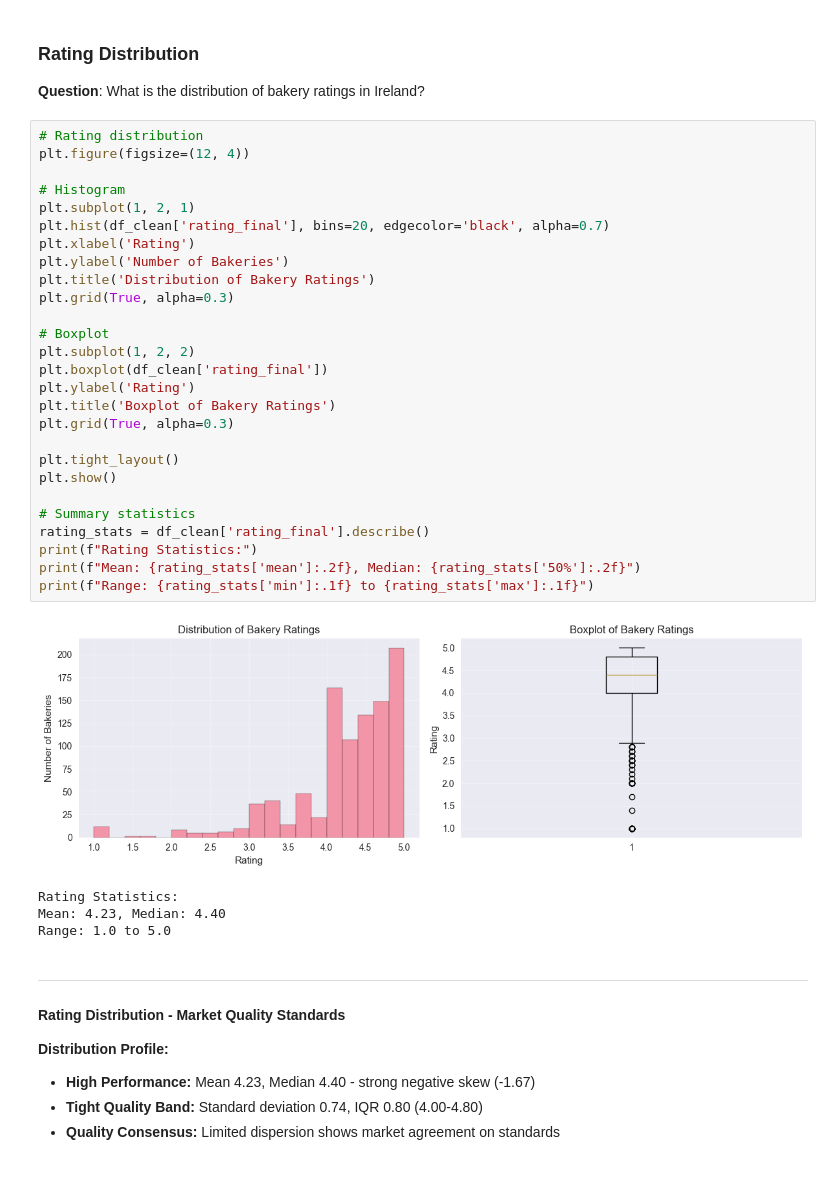
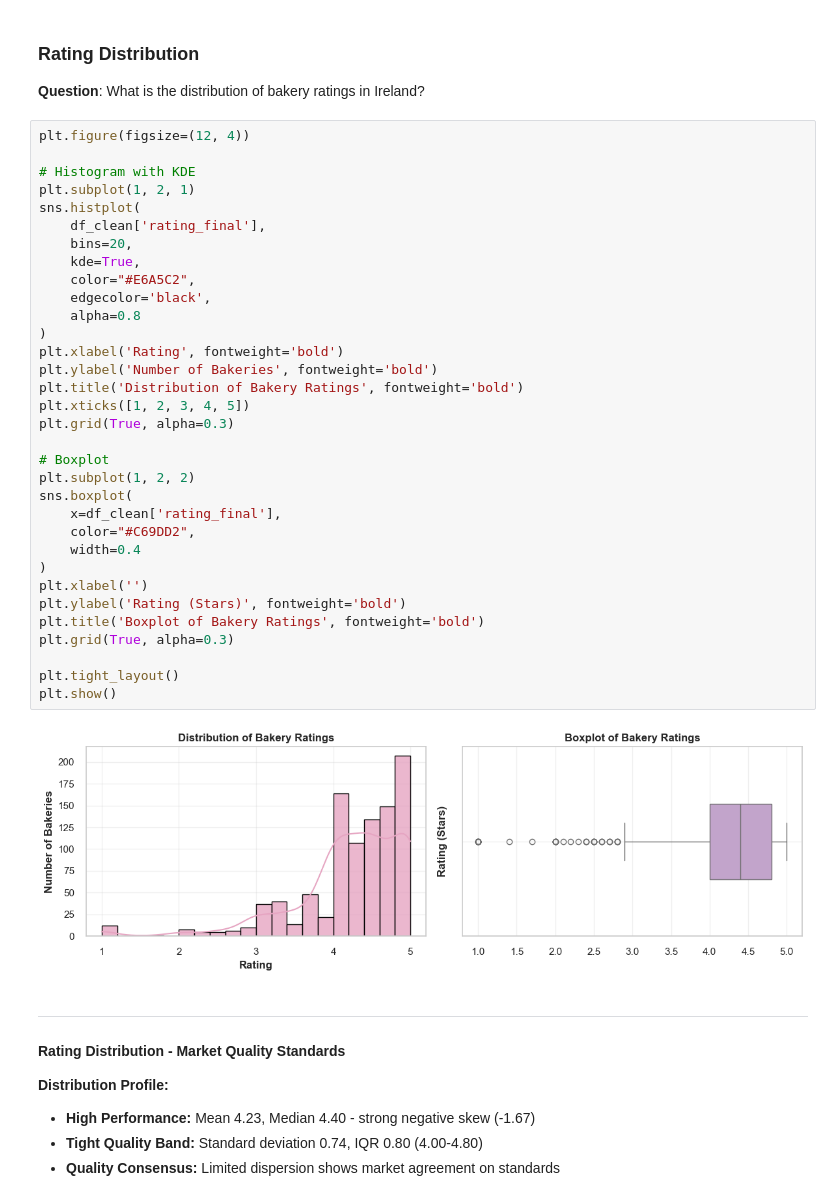
Before and after one commit to vialsiu/irish-bakery-data-science-project, a Jupyter notebook: notebooks/DataAnalysis.ipynb, the cells around one changed output. Saved outputs shown, nothing was run; the diff lists cells and outputs as text.

```diff
--- a/notebooks/DataAnalysis.ipynb
+++ b/notebooks/DataAnalysis.ipynb
@@ -646,37 +646,40 @@ Analyzing 970 bakery records
 ### Rating Distribution
 **Question**: What is the distribution of bakery ratings in Ireland?
 # %%
-# Rating distribution
 plt.figure(figsize=(12, 4))
 
-# Histogram
+# Histogram with KDE
 plt.subplot(1, 2, 1)
-plt.hist(df_clean['rating_final'], bins=20, edgecolor='black', alpha=0.7)
-plt.xlabel('Rating')
-plt.ylabel('Number of Bakeries')
-plt.title('Distribution of Bakery Ratings')
+sns.histplot(
+    df_clean['rating_final'],
+    bins=20,
+    kde=True,
+    color="#E6A5C2",
+    edgecolor='black',
+    alpha=0.8
+)
+plt.xlabel('Rating', fontweight='bold')
+plt.ylabel('Number of Bakeries', fontweight='bold')
+plt.title('Distribution of Bakery Ratings', fontweight='bold')
+plt.xticks([1, 2, 3, 4, 5])
 plt.grid(True, alpha=0.3)
 
 # Boxplot
 plt.subplot(1, 2, 2)
-plt.boxplot(df_clean['rating_final'])
-plt.ylabel('Rating')
-plt.title('Boxplot of Bakery Ratings')
+sns.boxplot(
+    x=df_clean['rating_final'],
+    color="#C69DD2",
+    width=0.4
+)
+plt.xlabel('')
+plt.ylabel('Rating (Stars)', fontweight='bold')
+plt.title('Boxplot of Bakery Ratings', fontweight='bold')
 plt.grid(True, alpha=0.3)
 
 plt.tight_layout()
 plt.show()
-
-# Summary statistics
-rating_stats = df_clean['rating_final'].describe()
-print(f"Rating Statistics:")
-print(f"Mean: {rating_stats['mean']:.2f}, Median: {rating_stats['50%']:.2f}")
-print(f"Range: {rating_stats['min']:.1f} to {rating_stats['max']:.1f}")
 # %% [output]
-[figure, old version]
+[figure, new version]
-Rating Statistics:
-Mean: 4.23, Median: 4.40
-Range: 1.0 to 5.0
 # %% [markdown]
 ---
 #### Rating Distribution - Market Quality Standards
```
Also changed, not shown: parts of 8 cells of this notebook.
